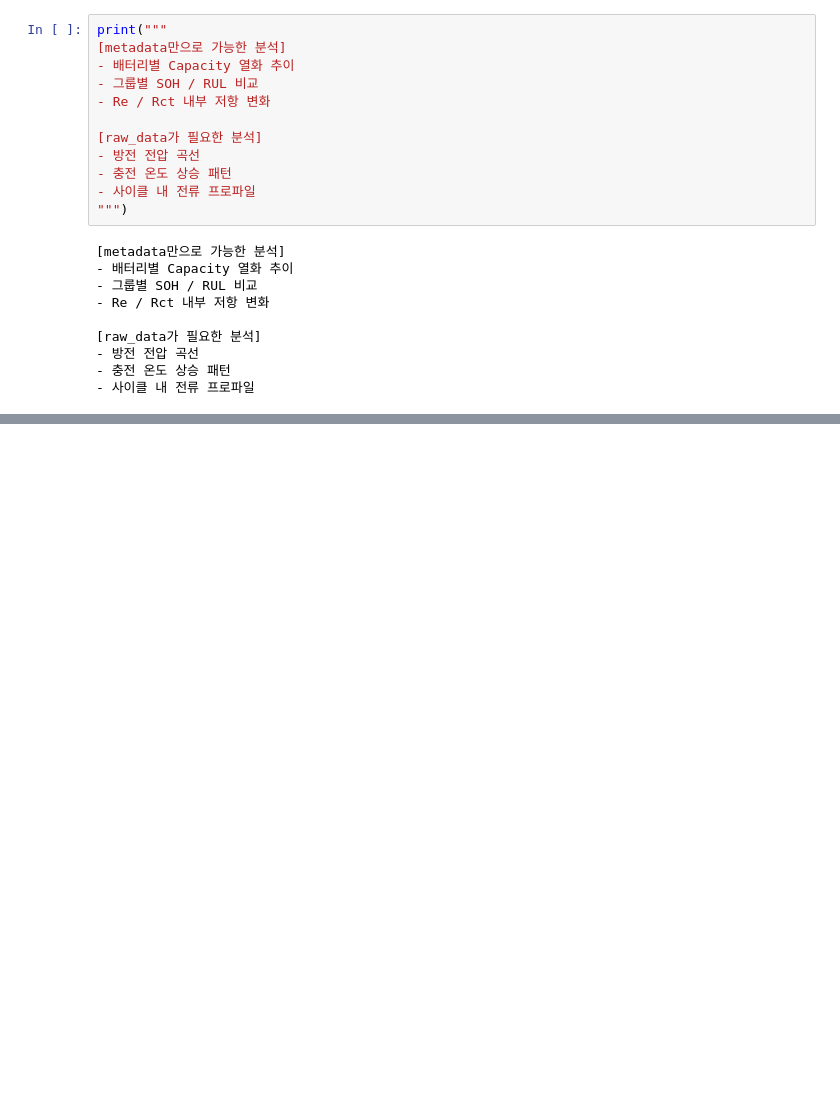
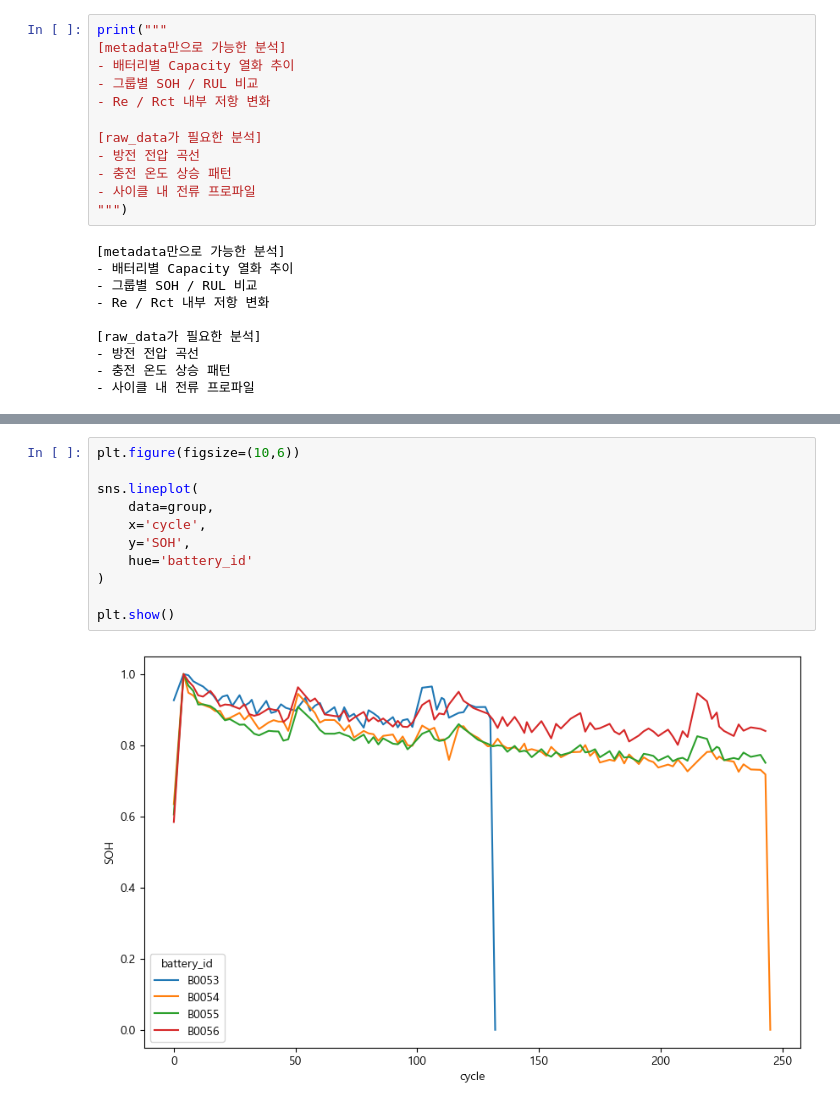
Before and after one commit to mipigirl7/project_lithium_battery_analysis_16team, a Jupyter notebook: setting.ipynb, the cells around one changed output, grey strips where cells are left out. Saved outputs shown, nothing was run; the diff lists cells and outputs as text; blank space fills up the shorter version.

```diff
--- a/setting.ipynb
+++ b/setting.ipynb
@@ -697,0 +791,13 @@ df['Capacity']
+# %%
+plt.figure(figsize=(10,6))
+
+sns.lineplot(
+    data=group,
+    x='cycle',
+    y='SOH',
+    hue='battery_id'
+)
+
+plt.show()
+# %% [output]
+[figure, added]
```
Also changed, not shown: parts of 15 cells of this notebook, 3 other files.
